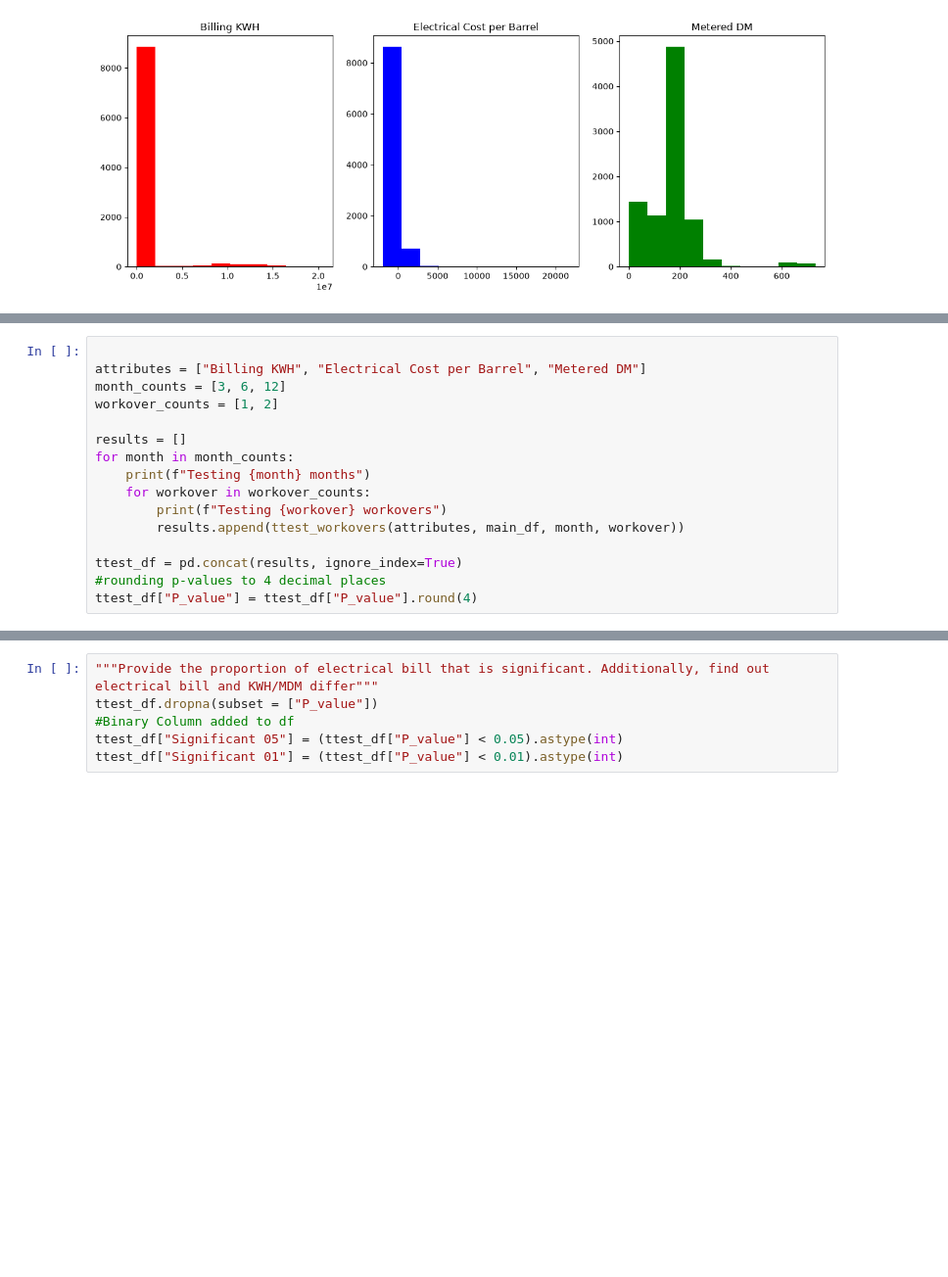
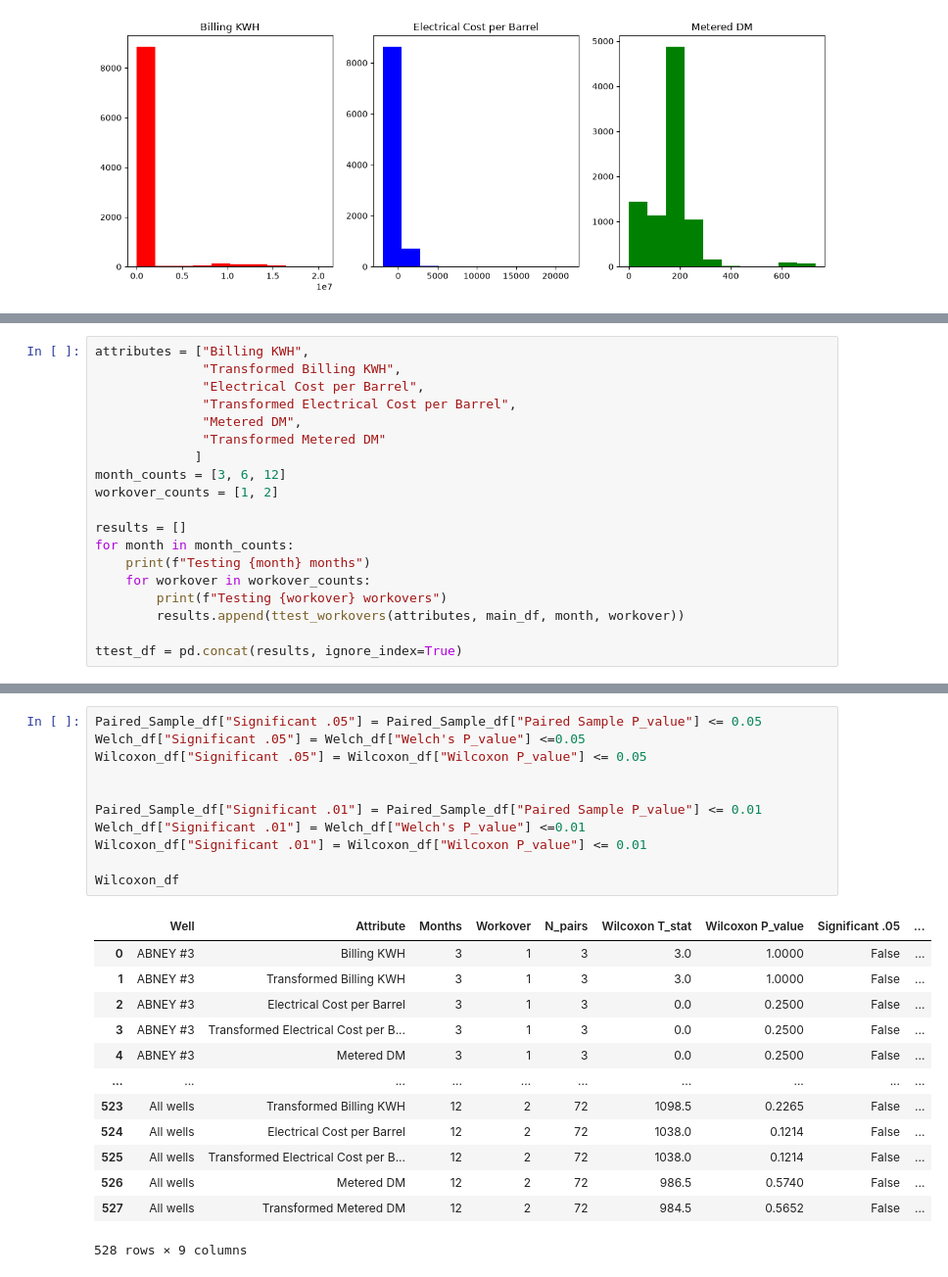
Before and after one commit to L0GN82/Paired-Sample-T-test, a Jupyter notebook: Electrical_Cost_per_Barrel_Paired_Ttest.ipynb, the cells around one changed output, grey strips where cells are left out. Shown at 98% size. Saved outputs shown, nothing was run; the diff lists cells and outputs as text; blank space fills up the shorter version.

```diff
--- a/Electrical_Cost_per_Barrel_Paired_Ttest.ipynb
+++ b/Electrical_Cost_per_Barrel_Paired_Ttest.ipynb
@@ -325,8 +390,13 @@ def ttest_workovers(attrs: list[str], in_df, month_count:int = 6, workover_numbe
 
     return pd.DataFrame(rows)
 # %%
-
-attributes = ["Billing KWH", "Electrical Cost per Barrel", "Metered DM"]
+attributes = ["Billing KWH",
+              "Transformed Billing KWH",
+              "Electrical Cost per Barrel",
+              "Transformed Electrical Cost per Barrel",
+              "Metered DM",
+              "Transformed Metered DM"
+             ]
 month_counts = [3, 6, 12]
 workover_counts = [1, 2]
 
@@ -338,8 +408,6 @@ for month in month_counts:
         results.append(ttest_workovers(attributes, main_df, month, workover))
 
 ttest_df = pd.concat(results, ignore_index=True)
-#rounding p-values to 4 decimal places
-ttest_df["P_value"] = ttest_df["P_value"].round(4)
 # %% [output]
 Testing 3 months
 Testing 1 workovers
@@ -382,8 +515,27 @@ with pd.option_context("display.max_rows", None, "display.max_columns", None):
-# %%
-"""Provide the proportion of electrical bill that is significant. Additionally, find out electrical bill and KWH/MDM differ"""
-ttest_df.dropna(subset = ["P_value"])
-#Binary Column added to df
-ttest_df["Significant 05"] = (ttest_df["P_value"] < 0.05).astype(int)
-ttest_df["Significant 01"] = (ttest_df["P_value"] < 0.01).astype(int)
+# %%
+Paired_Sample_df["Significant .05"] = Paired_Sample_df["Paired Sample P_value"] <= 0.05
+Welch_df["Significant .05"] = Welch_df["Welch's P_value"] <=0.05
+Wilcoxon_df["Significant .05"] = Wilcoxon_df["Wilcoxon P_value"] <= 0.05
+
+
+Paired_Sample_df["Significant .01"] = Paired_Sample_df["Paired Sample P_value"] <= 0.01
+Welch_df["Significant .01"] = Welch_df["Welch's P_value"] <=0.01
+Wilcoxon_df["Significant .01"] = Wilcoxon_df["Wilcoxon P_value"] <= 0.01
+
+Wilcoxon_df
+# %% [output]
+|  | Well | Attribute | Months | Workover | N_pairs | Wilcoxon T_stat | Wilcoxon P_value | Significant .05 | ... |
+| 0 | ABNEY #3 | Billing KWH | 3 | 1 | 3 | 3.0 | 1.0000 | False | ... |
+| 1 | ABNEY #3 | Transformed Billing KWH | 3 | 1 | 3 | 3.0 | 1.0000 | False | ... |
+| 2 | ABNEY #3 | Electrical Cost per Barrel | 3 | 1 | 3 | 0.0 | 0.2500 | False | ... |
+| 3 | ABNEY #3 | Transformed Electrical Cost per B... | 3 | 1 | 3 | 0.0 | 0.2500 | False | ... |
+| 4 | ABNEY #3 | Metered DM | 3 | 1 | 3 | 0.0 | 0.2500 | False | ... |
+| ... | ... | ... | ... | ... | ... | ... | ... | ... | ... |
+| 523 | All wells | Transformed Billing KWH | 12 | 2 | 72 | 1098.5 | 0.2265 | False | ... |
+| 524 | All wells | Electrical Cost per Barrel | 12 | 2 | 72 | 1038.0 | 0.1214 | False | ... |
+| 525 | All wells | Transformed Electrical Cost per B... | 12 | 2 | 72 | 1038.0 | 0.1214 | False | ... |
+| 526 | All wells | Metered DM | 12 | 2 | 72 | 986.5 | 0.5740 | False | ... |
+| 527 | All wells | Transformed Metered DM | 12 | 2 | 72 | 984.5 | 0.5652 | False | ... |
+528 rows × 9 columns
 # %%
 attribute_order = [
```
Also changed, not shown: parts of 12 cells of this notebook, 3 other files.
